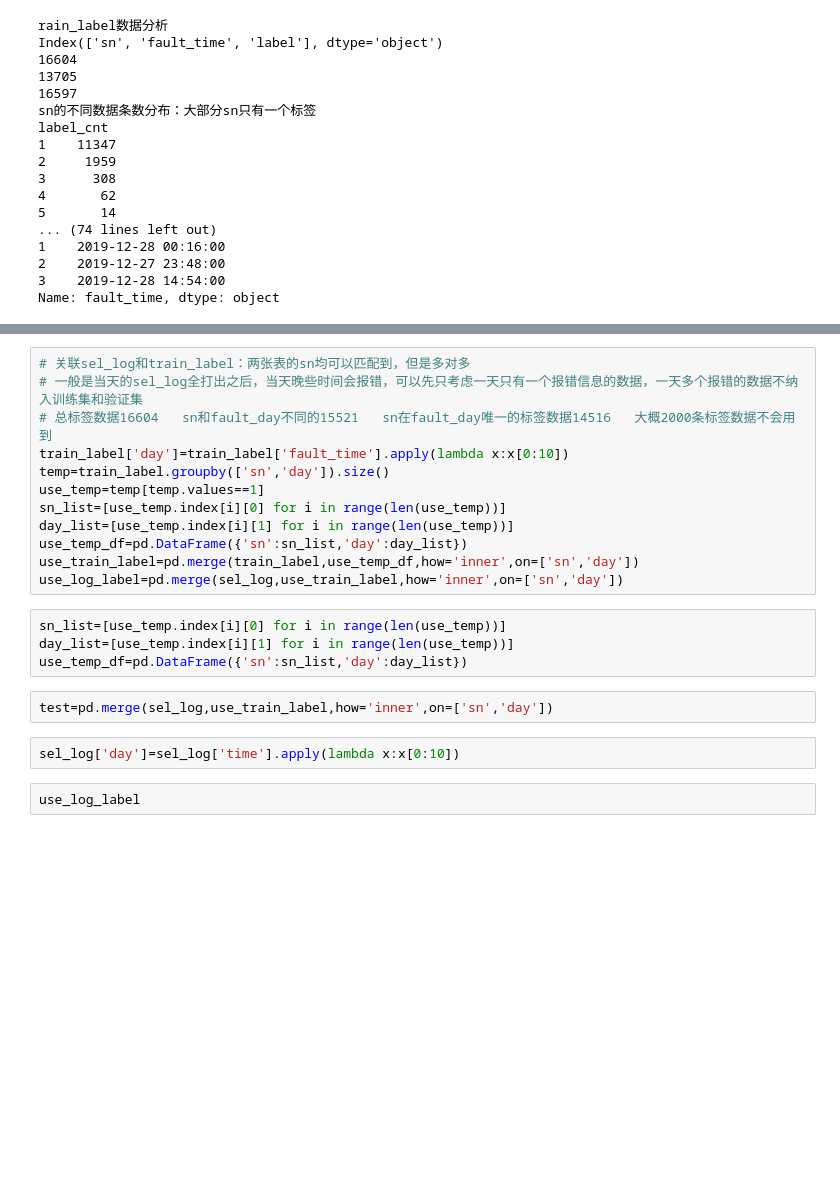
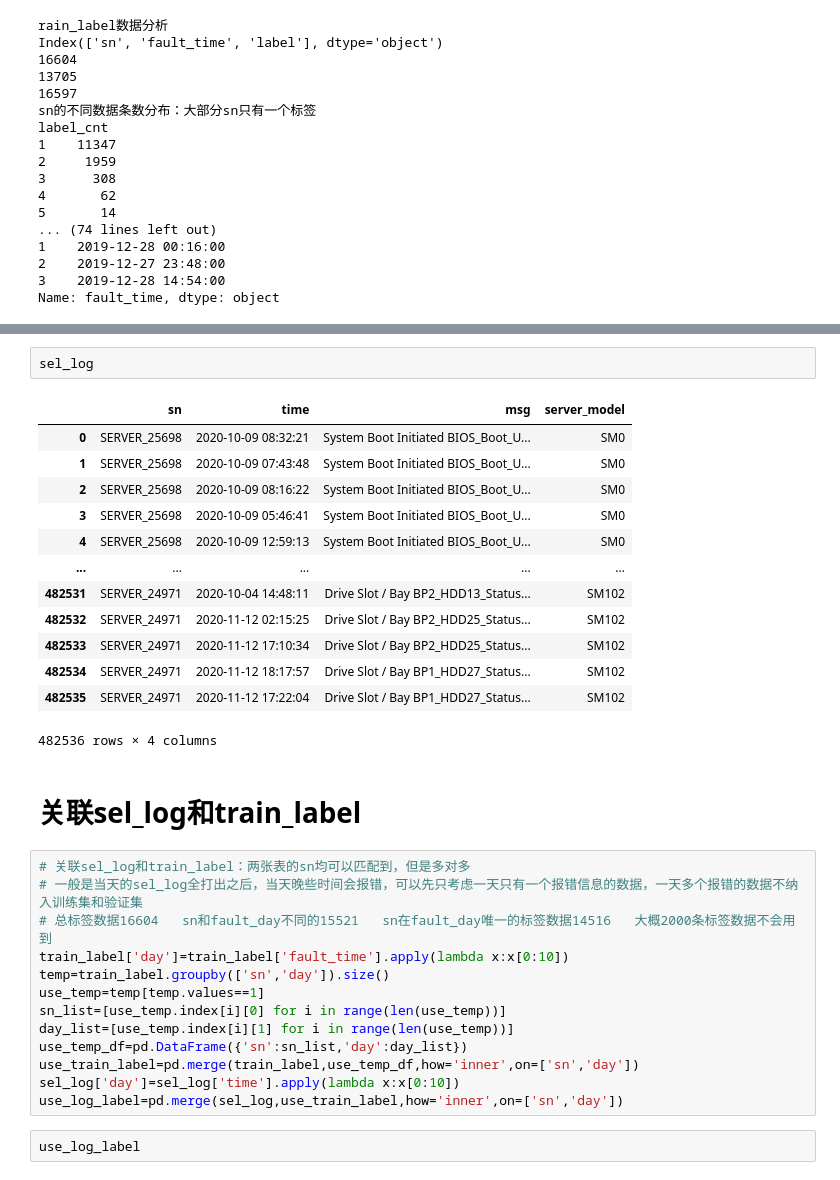
Before and after one commit to jincan333/Log-diagnosis, a Jupyter notebook: pre_contest/data_analysis/analysis_20220306.ipynb, the cells around one changed output, grey strips where cells are left out. Saved outputs shown, nothing was run; the diff lists cells and outputs as text; blank space fills up the shorter version.

```diff
--- a/pre_contest/data_analysis/analysis_20220306.ipynb
+++ b/pre_contest/data_analysis/analysis_20220306.ipynb
@@ -269,3 +280,21 @@ train_label[train_label['sn']=='SERVER_12517'].sort_values(by='fault_time')
+# %%
+sel_log
+# %% [output]
+|  | sn | time | msg | server_model |
+| 0 | SERVER_25698 | 2020-10-09 08:32:21 | System Boot Initiated BIOS_Boot_U... | SM0 |
+| 1 | SERVER_25698 | 2020-10-09 07:43:48 | System Boot Initiated BIOS_Boot_U... | SM0 |
+| 2 | SERVER_25698 | 2020-10-09 08:16:22 | System Boot Initiated BIOS_Boot_U... | SM0 |
+| 3 | SERVER_25698 | 2020-10-09 05:46:41 | System Boot Initiated BIOS_Boot_U... | SM0 |
+| 4 | SERVER_25698 | 2020-10-09 12:59:13 | System Boot Initiated BIOS_Boot_U... | SM0 |
+| ... | ... | ... | ... | ... |
+| 482531 | SERVER_24971 | 2020-10-04 14:48:11 | Drive Slot / Bay BP2_HDD13_Status... | SM102 |
+| 482532 | SERVER_24971 | 2020-11-12 02:15:25 | Drive Slot / Bay BP2_HDD25_Status... | SM102 |
+| 482533 | SERVER_24971 | 2020-11-12 17:10:34 | Drive Slot / Bay BP2_HDD25_Status... | SM102 |
+| 482534 | SERVER_24971 | 2020-11-12 18:17:57 | Drive Slot / Bay BP1_HDD27_Status... | SM102 |
+| 482535 | SERVER_24971 | 2020-11-12 17:22:04 | Drive Slot / Bay BP1_HDD27_Status... | SM102 |
+482536 rows × 4 columns
+# %% [markdown]
+# 关联sel_log和train_label
 # %%
 # 关联sel_log和train_label：两张表的sn均可以匹配到，但是多对多
 # 一般是当天的sel_log全打出之后，当天晚些时间会报错，可以先只考虑一天只有一个报错信息的数据，一天多个报错的数据不纳入训练集和验证集
@@ -277,15 +306,8 @@ sn_list=[use_temp.index[i][0] for i in range(len(use_temp))]
 day_list=[use_temp.index[i][1] for i in range(len(use_temp))]
 use_temp_df=pd.DataFrame({'sn':sn_list,'day':day_list})
 use_train_label=pd.merge(train_label,use_temp_df,how='inner',on=['sn','day'])
+sel_log['day']=sel_log['time'].apply(lambda x:x[0:10])
 use_log_label=pd.merge(sel_log,use_train_label,how='inner',on=['sn','day'])
-# %%
-sn_list=[use_temp.index[i][0] for i in range(len(use_temp))]
-day_list=[use_temp.index[i][1] for i in range(len(use_temp))]
-use_temp_df=pd.DataFrame({'sn':sn_list,'day':day_list})
-# %%
-test=pd.merge(sel_log,use_train_label,how='inner',on=['sn','day'])
-# %%
-sel_log['day']=sel_log['time'].apply(lambda x:x[0:10])
 # %%
 use_log_label
 # %% [output]
```
Also changed, not shown: parts of 25 cells of this notebook, 8 other files.
